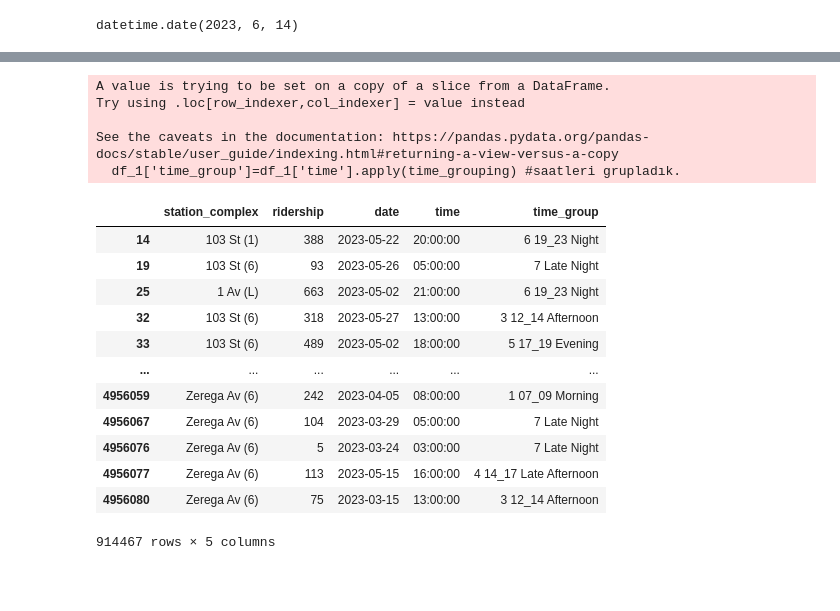
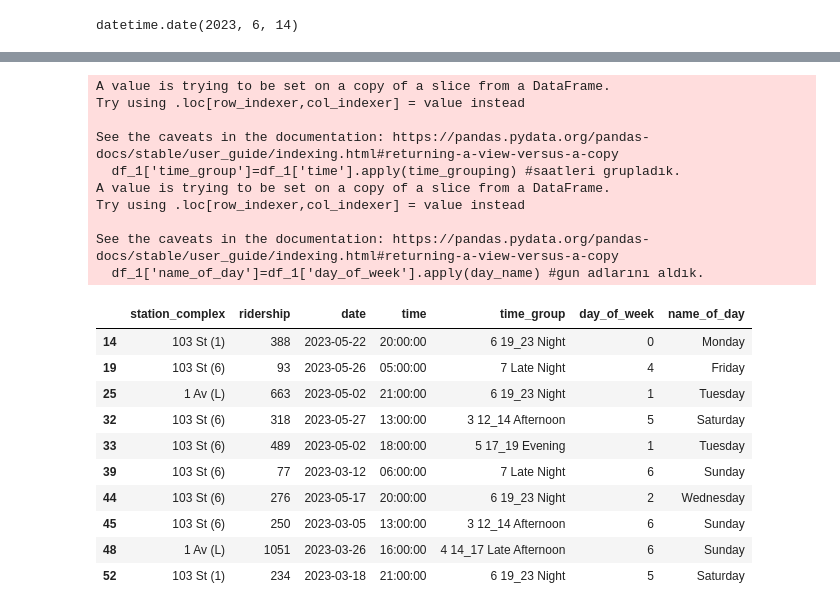
Before and after one commit to baharturgutinan/istdsa_bahar, a Jupyter notebook: ISTDSA_Bahar_Proje1.ipynb, the cells around one changed output, grey strips where cells are left out. Cells and saved outputs as stored; diff of their text form; code cells hidden in the pictures; blank space fills up the shorter version.

```diff
--- a/ISTDSA_Bahar_Proje1.ipynb
+++ b/ISTDSA_Bahar_Proje1.ipynb
@@ -152,3 +143,6 @@ df_1[(df_1['date']==pd.to_datetime('2023-05-22').date()) & (df_1['station_comple
 | 32790 | 05/22/2023 11:00:00 PM | R170 | 103 St (1) | M | 1 | all | 72 | ... |
 | 34588 | 05/22/2023 02:00:00 PM | R170 | 103 St (1) | M | 1 | all | 456 | ... |
 | 34986 | 05/22/2023 07:00:00 PM | R170 | 103 St (1) | M | 1 | all | 450 | ... |
+# %%
+df_1['day_of_week']=pd.to_datetime(df_1['transit_timestamp']).dt.dayofweek
+df_1.head(10)
@@ -168,28 +179,48 @@ def time_grouping(time):
         return '6 19_23 Night'
     else:
         return '7 Late Night'
+# %%
+def day_name(day_of_week):
+    if day_of_week==0:
+        return 'Monday'
+    elif day_of_week==1:
+        return 'Tuesday'
+    elif day_of_week==2:
+        return 'Wednesday'
+    elif day_of_week==3:
+        return 'Thursday'
+    elif day_of_week==4:
+        return 'Friday'
+    elif day_of_week==5:
+        return 'Saturday'
+    else:
+        return 'Sunday'
 # %%
 df_1['time_group']=df_1['time'].apply(time_grouping) #saatleri grupladık.
+df_1['name_of_day']=df_1['day_of_week'].apply(day_name) #gun adlarını aldık.
 # %% [output]
 A value is trying to be set on a copy of a slice from a DataFrame.
 Try using .loc[row_indexer,col_indexer] = value instead
 
 See the caveats in the documentation: https://pandas.pydata.org/pandas-docs/stable/user_guide/indexing.html#returning-a-view-versus-a-copy
   df_1['time_group']=df_1['time'].apply(time_grouping) #saatleri grupladık.
+A value is trying to be set on a copy of a slice from a DataFrame.
+Try using .loc[row_indexer,col_indexer] = value instead
+
+See the caveats in the documentation: https://pandas.pydata.org/pandas-docs/stable/user_guide/indexing.html#returning-a-view-versus-a-copy
+  df_1['name_of_day']=df_1['day_of_week'].apply(day_name) #gun adlarını aldık.
 # %%
-df_2=df_1.loc[::,['station_complex','ridership','date','time','time_group']]
-df_2 #istediğimiz kolonları seçtik.
+df_2=df_1.loc[::,['station_complex','ridership','date','time','time_group','day_of_week','name_of_day']]
+df_2.head(10) #istediğimiz kolonları seçtik.
 # %% [output]
-|  | station_complex | ridership | date | time | time_group |
-| 14 | 103 St (1) | 388 | 2023-05-22 | 20:00:00 | 6 19_23 Night |
-| 19 | 103 St (6) | 93 | 2023-05-26 | 05:00:00 | 7 Late Night |
-| 25 | 1 Av (L) | 663 | 2023-05-02 | 21:00:00 | 6 19_23 Night |
-| 32 | 103 St (6) | 318 | 2023-05-27 | 13:00:00 | 3 12_14 Afternoon |
-| 33 | 103 St (6) | 489 | 2023-05-02 | 18:00:00 | 5 17_19 Evening |
-| ... | ... | ... | ... | ... | ... |
-| 4956059 | Zerega Av (6) | 242 | 2023-04-05 | 08:00:00 | 1 07_09 Morning |
-| 4956067 | Zerega Av (6) | 104 | 2023-03-29 | 05:00:00 | 7 Late Night |
-| 4956076 | Zerega Av (6) | 5 | 2023-03-24 | 03:00:00 | 7 Late Night |
-| 4956077 | Zerega Av (6) | 113 | 2023-05-15 | 16:00:00 | 4 14_17 Late Afternoon |
-| 4956080 | Zerega Av (6) | 75 | 2023-03-15 | 13:00:00 | 3 12_14 Afternoon |
+|  | station_complex | ridership | date | time | time_group | day_of_week | name_of_day |
+| 14 | 103 St (1) | 388 | 2023-05-22 | 20:00:00 | 6 19_23 Night | 0 | Monday |
+| 19 | 103 St (6) | 93 | 2023-05-26 | 05:00:00 | 7 Late Night | 4 | Friday |
+| 25 | 1 Av (L) | 663 | 2023-05-02 | 21:00:00 | 6 19_23 Night | 1 | Tuesday |
+| 32 | 103 St (6) | 318 | 2023-05-27 | 13:00:00 | 3 12_14 Afternoon | 5 | Saturday |
+| 33 | 103 St (6) | 489 | 2023-05-02 | 18:00:00 | 5 17_19 Evening | 1 | Tuesday |
+| 39 | 103 St (6) | 77 | 2023-03-12 | 06:00:00 | 7 Late Night | 6 | Sunday |
+| 44 | 103 St (6) | 276 | 2023-05-17 | 20:00:00 | 6 19_23 Night | 2 | Wednesday |
+| 45 | 103 St (6) | 250 | 2023-03-05 | 13:00:00 | 3 12_14 Afternoon | 6 | Sunday |
+| 48 | 1 Av (L) | 1051 | 2023-03-26 | 16:00:00 | 4 14_17 Late Afternoon | 6 | Sunday |
+| 52 | 103 St (1) | 234 | 2023-03-18 | 21:00:00 | 6 19_23 Night | 5 | Saturday |
-914467 rows × 5 columns
```
Also changed, not shown: parts of 31 cells of this notebook.
